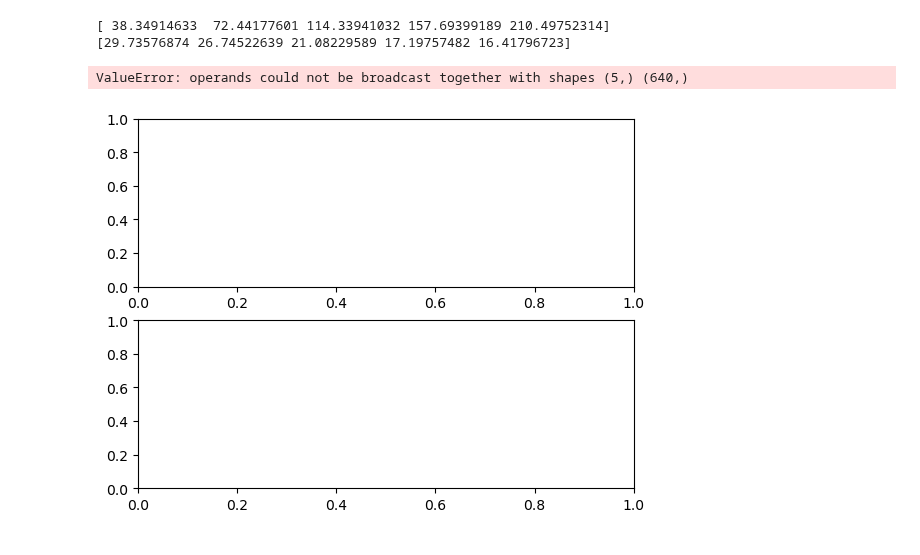
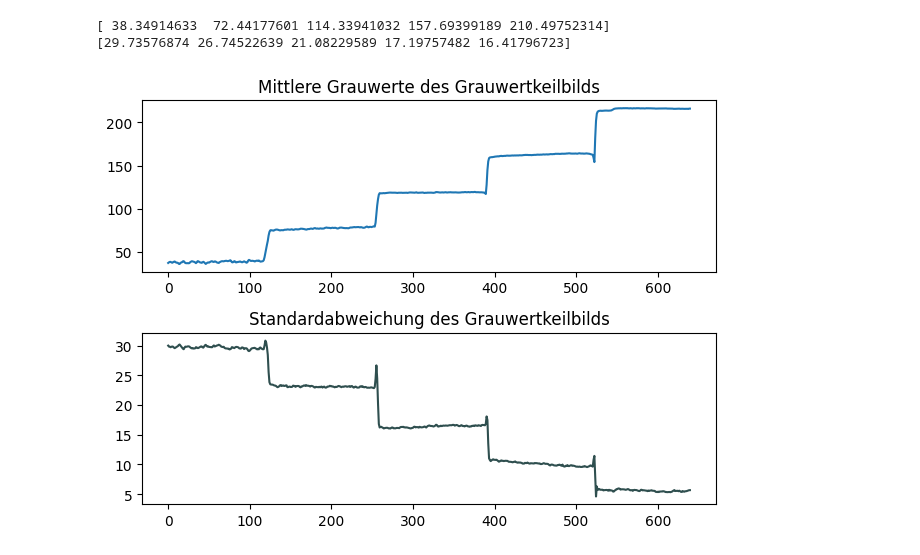
Before and after one commit to Guakocius/htwg, a Jupyter notebook: sem3/tgki/versuch2/main.ipynb, the cells around one changed output. Cells and saved outputs as stored; diff of their text form; code cells hidden in the pictures.

```diff
--- a/sem3/tgki/versuch2/main.ipynb
+++ b/sem3/tgki/versuch2/main.ipynb
@@ -205,16 +209,15 @@ print(g_std_corr)
 # %%
 fig, splt = plt.subplots(2)
 gw = 0
 cgv = np.full((gray.shape[1]), 0, dtype=float)
 for i in range(0,gray.shape[1]):
     cgv[i] = np.mean(cgwk[:,i])
     std_gray[i] = np.std(cgwk[:,i])
-diffs = g_std - std_gray
-print(f"Unterschied durch Korrektur: {diffs}")
 splt[0].plot(range(0,g.size),cgv)
-splt[1].plot(range(0,std_gray.size),std_gray, color='yellow')
-splt[0].set_title("mittlere Grauwerte des Grauwertkeilbilds")
+splt[1].plot(range(0,std_gray.size),std_gray, color='darkslategray')
+splt[0].set_title("Mittlere Grauwerte des Grauwertkeilbilds")
 splt[1].set_title("Standardabweichung des Grauwertkeilbilds")
+plt.tight_layout()
+plt.show()
 # %% [output]
-ValueError: operands could not be broadcast together with shapes (5,) (640,)
-[figure, old version]
+[figure, new version]
```
Also changed, not shown: parts of 3 cells of this notebook, 6 other files.
